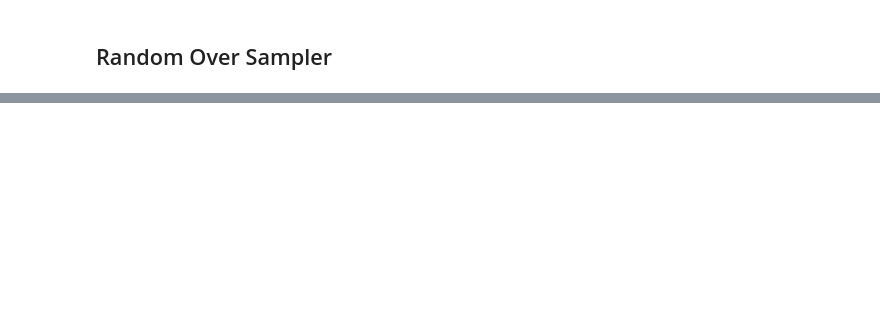
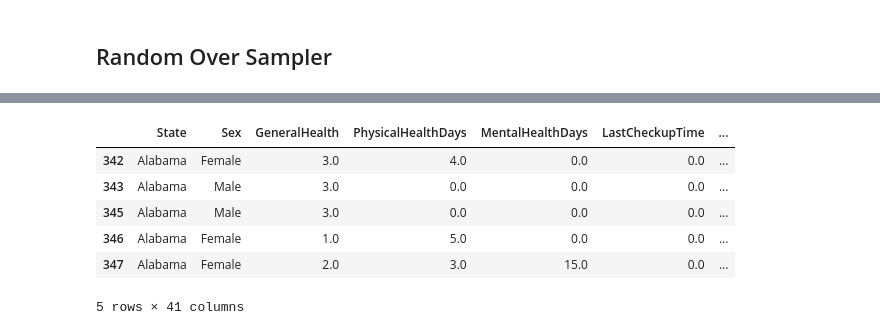
Before and after one commit to JaydenCJH/project_HD, a Jupyter notebook: EY_data_imbalance.ipynb, the cells around one changed output, grey strips where cells are left out. Saved outputs shown, nothing was run; the diff lists cells and outputs as text; code cells hidden in the pictures; blank space fills up the shorter version.

```diff
--- a/EY_data_imbalance.ipynb
+++ b/EY_data_imbalance.ipynb
@@ -49,0 +89,12 @@ ModuleNotFoundError: No module named 'imblearn'
+# %%
+temp = tmp.copy()
+# %%
+temp.head()
+# %% [output]
+|  | State | Sex | GeneralHealth | PhysicalHealthDays | MentalHealthDays | LastCheckupTime | ... |
+| 342 | Alabama | Female | 3.0 | 4.0 | 0.0 | 0.0 | ... |
+| 343 | Alabama | Male | 3.0 | 0.0 | 0.0 | 0.0 | ... |
+| 345 | Alabama | Male | 3.0 | 0.0 | 0.0 | 0.0 | ... |
+| 346 | Alabama | Female | 1.0 | 5.0 | 0.0 | 0.0 | ... |
+| 347 | Alabama | Female | 2.0 | 3.0 | 15.0 | 0.0 | ... |
+5 rows × 41 columns
```
Also changed, not shown: parts of 33 cells of this notebook.
